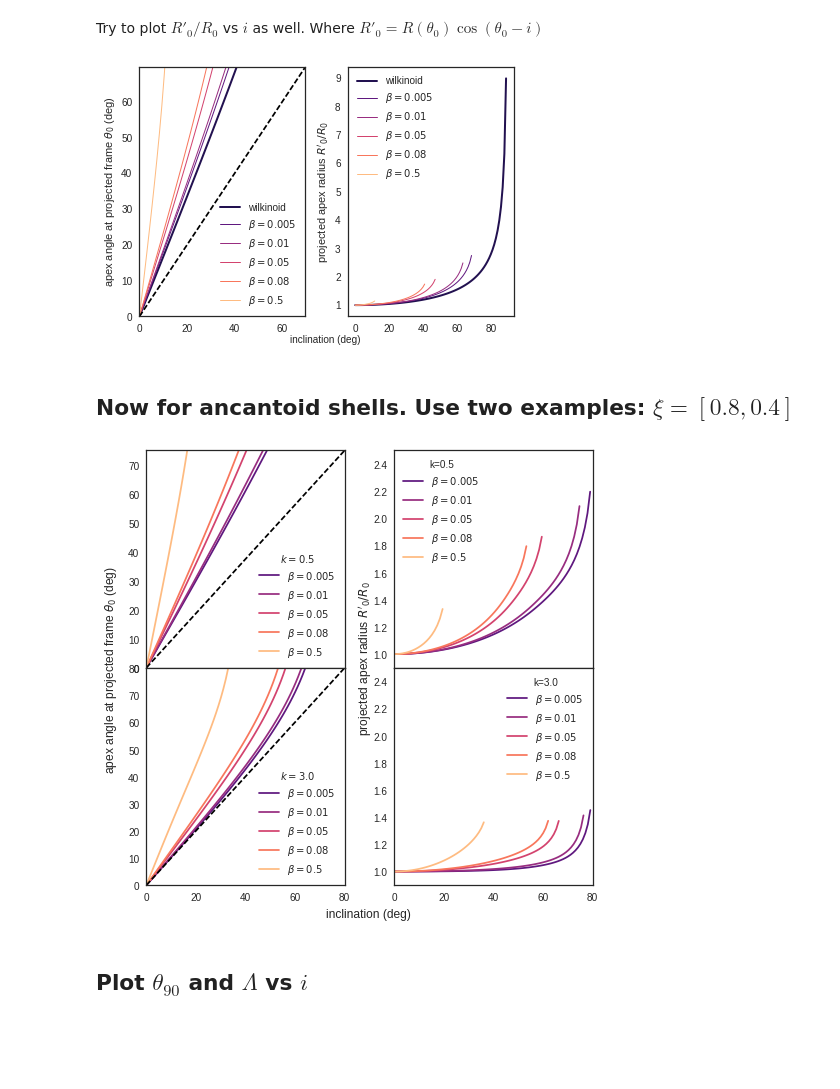
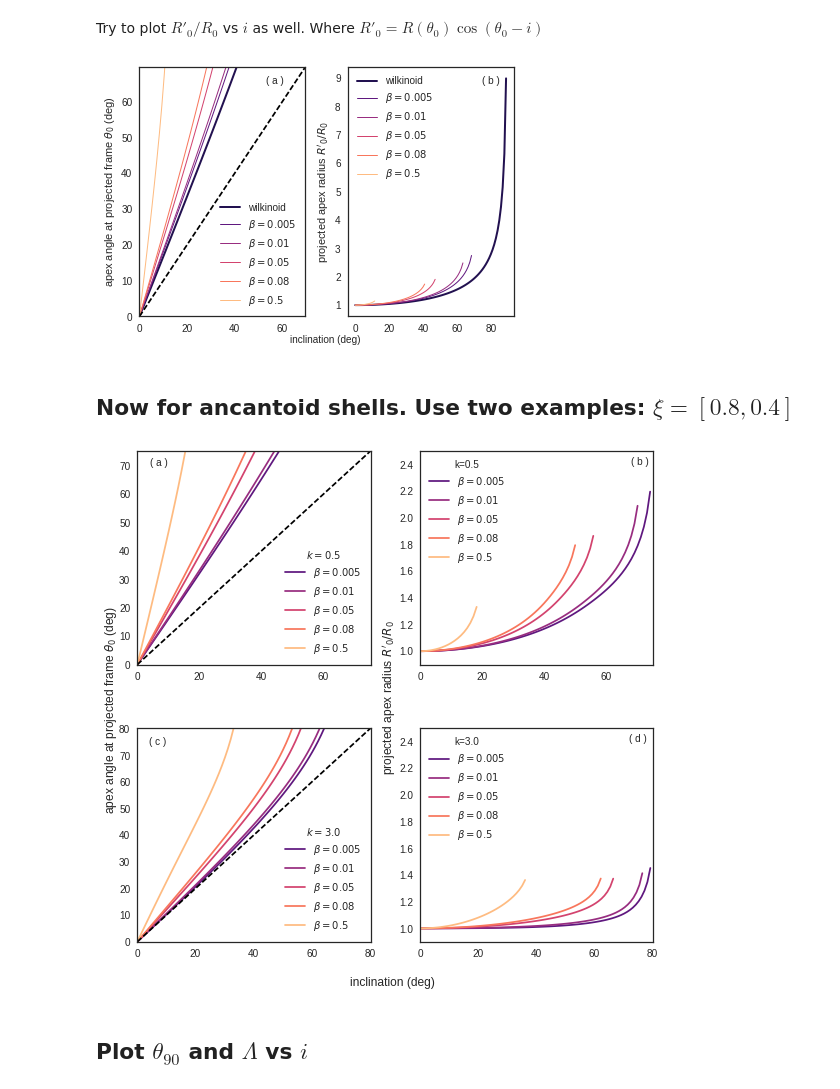
Before and after one commit to Lxndrs/Thesis, a Jupyter notebook: Picture Maker II.ipynb, the cells around one changed output. Drawn from its saved outputs; the diff is of its cells as text; code cells hidden in the pictures; blank space fills up the shorter version.

Commit message:
Start writting apparent shape of CRW models section
- Start writting about
- Improve finished figures

```diff
--- a/Picture Maker II.ipynb
+++ b/Picture Maker II.ipynb
@@ -381,6 +381,9 @@ color = sns.color_palette("magma", n_colors=len(beta))
 f= plt.figure()
 ax1 = f.add_subplot(1, 2, 1, adjustable="box")
 ax2 = f.add_subplot(1, 2, 2, adjustable="box")
+label_fig = ["( a )", "( b )"]
+x_text = [53, 75]
+y_text = [65, 8.8]
 for b, c in zip(beta, color):
     if b == "wilkinoid":
         R = wilkinoid(theta)
@@ -420,6 +423,8 @@ for b, c in zip(beta, color):
 ax1.plot(np.linspace(0, 90), np.linspace(0, 90), "k--")
 ax1.legend()
 ax2.legend()
+ax1.text(x_text[0], y_text[0], label_fig[0])
+ax2.text(x_text[-1], y_text[-1], label_fig[-1])
 f.text(0.54, 0.005, "inclination (deg)", ha='center')
 ax1.set_ylabel(r"apex angle at projected frame $\theta_0$ (deg)")
 ax2.set_ylabel(r"projected apex radius $R'_0/R_0$")
@@ -428,19 +433,22 @@ ax1.set_ylim(0, ilim)
 f.tight_layout()
 f.savefig("./Figures/cantoid-th0-vs-i.pdf")
 # %% [output]
-[figure, old version]
+[figure, new version]
 # %% [markdown]
 ## Now for ancantoid shells. Use two examples: $\xi = [0.8, 0.4]$
 # %%
 xi = [0.8, 0.4]
 f= plt.figure()
+x1_text = [4, 4]
+x2_text = [68, 72]
+y1_text = [70, 74]
+y2_text = [2.4, 2.4]
+label_text1 = ["( a )", "( c )"]
+label_text2 = ["( b )", "( d )"]
 for n, X in enumerate(xi):
     k = 2./X - 2
     ax1 = f.add_subplot(2, 2, 2*n+1, adjustable="box")
     ax2 = f.add_subplot(2, 2, 2*n+2)
-    if n==0:
-        ax1.set_xticks([])
-        ax2.set_xticks([])
     for b, c in zip(beta[1:], color[1:]):
         ancantoid = Shell(beta=b, innertype="anisotropic", xi=X)
         R = ancantoid.radius(theta)
@@ -452,38 +460,40 @@ for n, X in enumerate(xi):
         imax = thinf - 0.5*np.pi
         # set array size such that the step is the same in all cases
         step = np.radians(1.0) # 1 degree is good to make the brentq method work for all beta values
         narray = imax/step
         inc_arr = np.linspace(0.0, imax, narray, endpoint=False)
         t0_arr = []
         w = np.gradient(np.log(R))/np.gradient(theta)
         if b == 0.005:
             ilim = np.degrees(imax)
         for i in inc_arr:
             f_int_t0 = interp1d(theta, f_proj_t0(theta, w, np.degrees(i)))
             if i == 0.0:
                 t0 = 0.0
             else:
                 t0 = brentq(f_int_t0, step, thinf-step)
             t0_arr.append(t0)
         R0p = R_int(np.array(t0_arr))*np.cos(np.array(t0_arr)-inc_arr)/R0
         ax1.plot(np.degrees(inc_arr), np.degrees(t0_arr), label=label.format(b), c=c)
         ax2.plot(np.degrees(inc_arr), R0p, label=label.format(b), c=c)
     ax1.legend(title=r"$k={}$".format(k))
-    ax2.legend(title=r"k={}".format(k))
+    ax2.legend(title=r"k={}".format(k), loc="upper left")
     ax1.plot(np.linspace(0, 90), np.linspace(0, 90), "k--")
     ax1.set_ylim(0, ilim)
     ax1.set_xlim(0, ilim)
     ax2.set_xlim(0, ilim)
     ax2.set_ylim(0.9, 2.5)
+    ax1.text(x1_text[n], y1_text[n], label_text1[n])
+    ax2.text(x2_text[n], y2_text[n], label_text2[n])
 fontsize = 12
 f.text(0.49, 0.52, r"projected apex radius $R'_0/R_0$", va="center", rotation="vertical", fontsize=fontsize)
-f.text(0.51, 0.07, "inclination (deg)", ha='center', fontsize=fontsize)
-f.text(0.05, 0.5, r"apex angle at projected frame $\theta_0$ (deg)", va='center', rotation="vertical", fontsize=fontsize)
-f.subplots_adjust(wspace=0.25, hspace=0)
+f.text(0.51, 0.02, "inclination (deg)", ha='center', fontsize=fontsize)
+f.text(0.008, 0.5, r"apex angle at projected frame $\theta_0$ (deg)", va='center', rotation="vertical", fontsize=fontsize)
+f.tight_layout()
 f.set_size_inches(8, 8)
 f.savefig("./Figures/ancantoid-th0-vs-i.pdf")
 # %% [output]
-[figure, old version]
+[figure, new version]
 # %% [markdown]
 ## Plot $\theta_{90}$ and $\Lambda$ vs $i$
 # %% [markdown]
```
Also changed, not shown: parts of 17 cells of this notebook, 12 other files.
